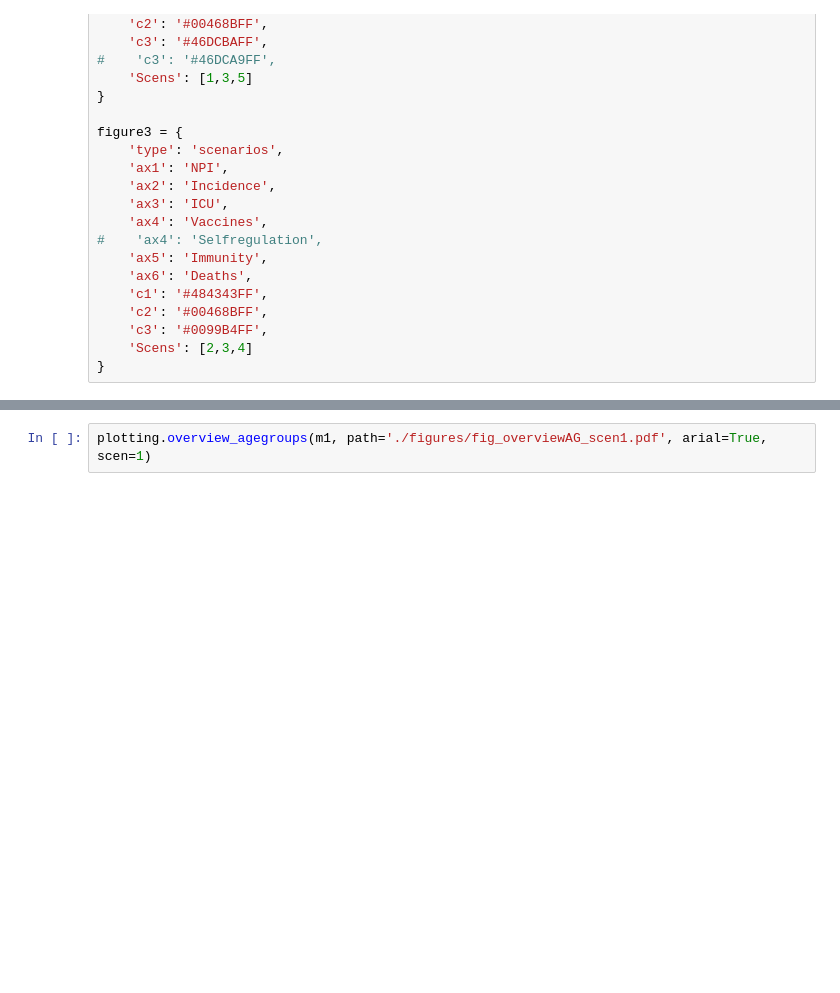
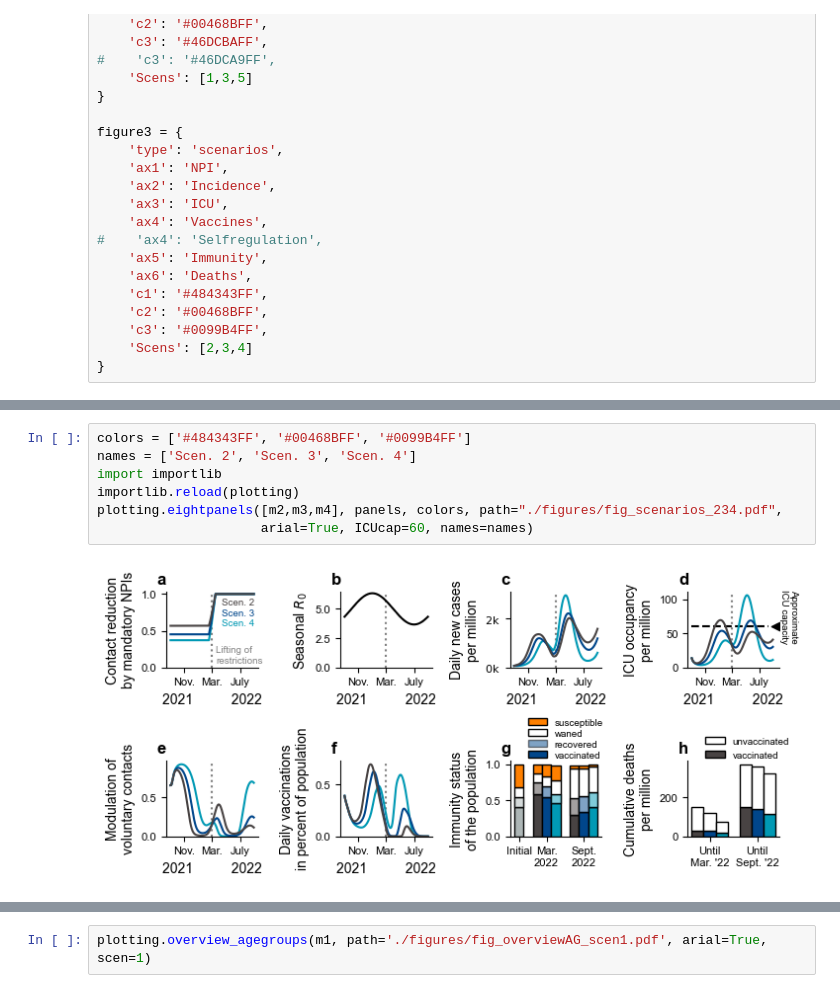
Before and after one commit to Priesemann-Group/covid19_infoXpand_feedbackloop, a Jupyter notebook: notebooks/figures_scenarios.ipynb, the cells around one changed output, grey strips where cells are left out. Cells and saved outputs as stored; diff of their text form; blank space fills up the shorter version.

```diff
--- a/notebooks/figures_scenarios.ipynb
+++ b/notebooks/figures_scenarios.ipynb
@@ -87,0 +103,9 @@ figure3 = {
+# %%
+colors = ['#484343FF', '#00468BFF', '#0099B4FF']
+names = ['Scen. 2', 'Scen. 3', 'Scen. 4']
+import importlib
+importlib.reload(plotting)
+plotting.eightpanels([m2,m3,m4], panels, colors, path="./figures/fig_scenarios_234.pdf",
+                     arial=True, ICUcap=60, names=names)
+# %% [output]
+[figure, added]
```
Also changed, not shown: parts of 7 cells of this notebook, 3 other files.
